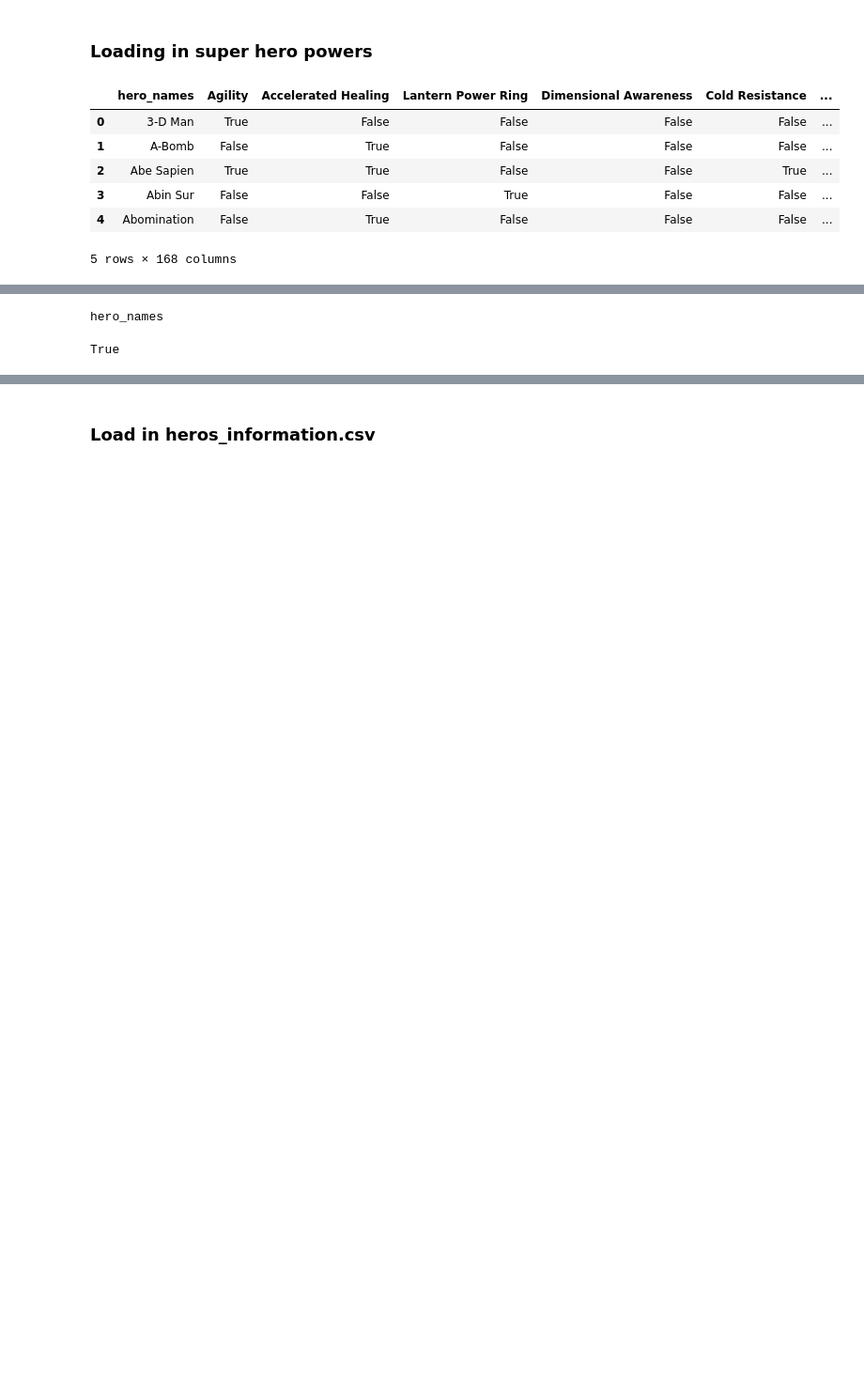
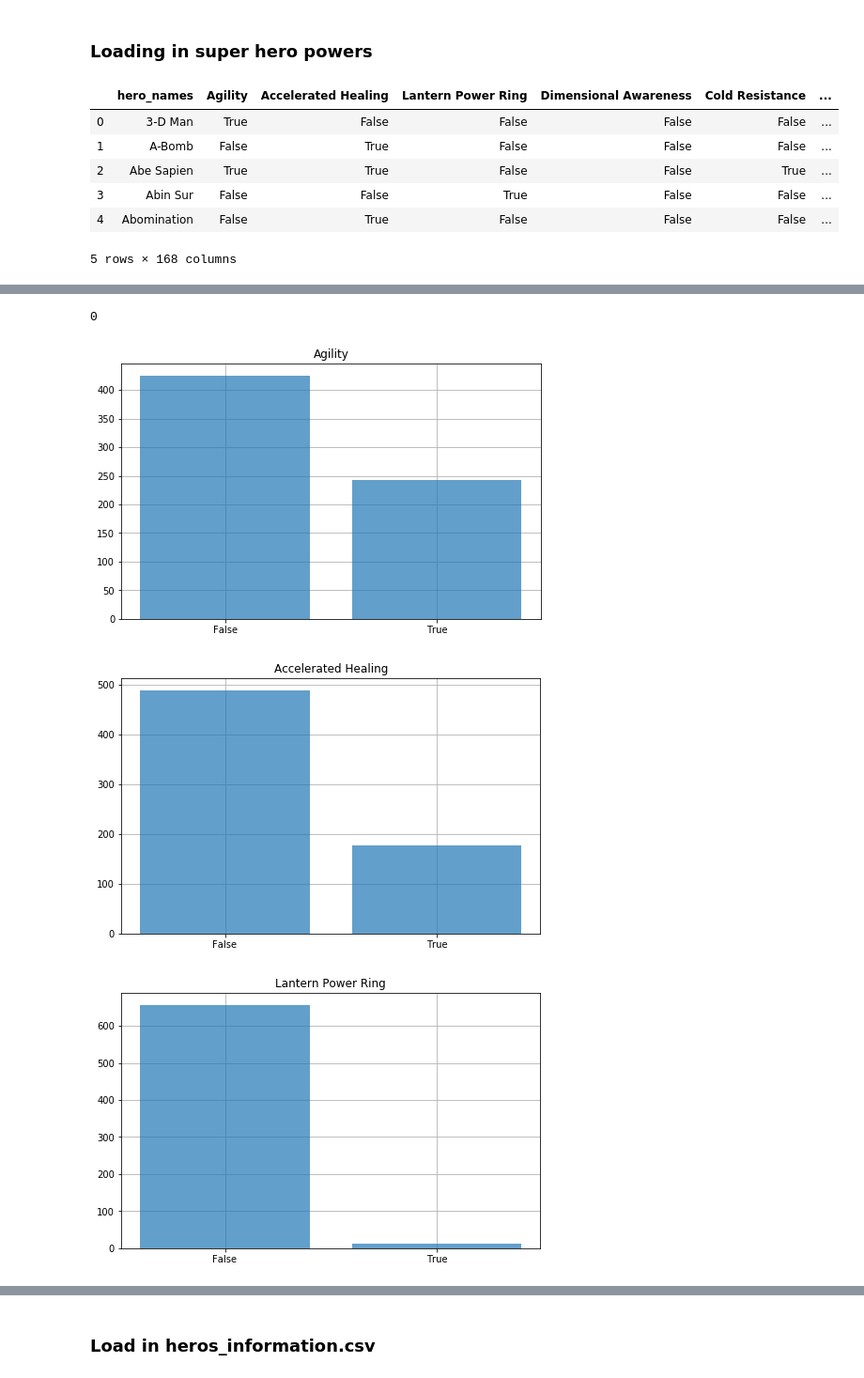
Before and after one commit to erdosn/cv2-mod1-sec05-pandas-datacleaning-lesson, a Jupyter notebook: lesson-plan.ipynb, the cells around one changed output, grey strips where cells are left out. Shown at 94% size. Saved outputs shown, nothing was run; the diff lists cells and outputs as text; code cells hidden in the pictures; blank space fills up the shorter version.

```diff
--- a/lesson-plan.ipynb
+++ b/lesson-plan.ipynb
@@ -38,0 +51,8 @@ True
+# %%
+# let's make a loop to find boolean columns
+bool_cols = []
+for column in df.columns:
+    if df[column].dtype == bool:
+        bool_cols.append(column)
+
+df[bool_cols].head()
@@ -39,12 +67,10 @@ True
+# %%
+# calculate the nulls in Agility
+df["Agility"].isna().sum()
+# %% [output]
+0
 # %%
+# print columns with null values
 for column in df.columns:
-    if df[column].dtype == bool:
-        continue
-    else:
+    if df[column].isna().sum() > 0:
         print(column)
-# %% [output]
-hero_names
-# %%
-df['Agility'].isna().sum() == 0
-# %% [output]
-True
@@ -54,0 +79,16 @@ for column in df.columns:
+# %%
+# loop through all bool columns and print a bar chart
+for index, column in enumerate(bool_cols):
+    my_series = df[column].value_counts()
+    plt.figure(figsize=(8, 5))
+    plt.grid(zorder=0)
+    plt.bar(my_series.index, my_series.values, zorder=2, alpha=0.7)
+    plt.xticks(my_series.index, my_series.index)
+    plt.title(column)
+    plt.show()
+    if index==5:
+        break
+# %% [output]
+[figure, added]
+[figure, added]
+[figure, added]
```
Also changed, not shown: parts of 52 cells of this notebook, 11 other files.
